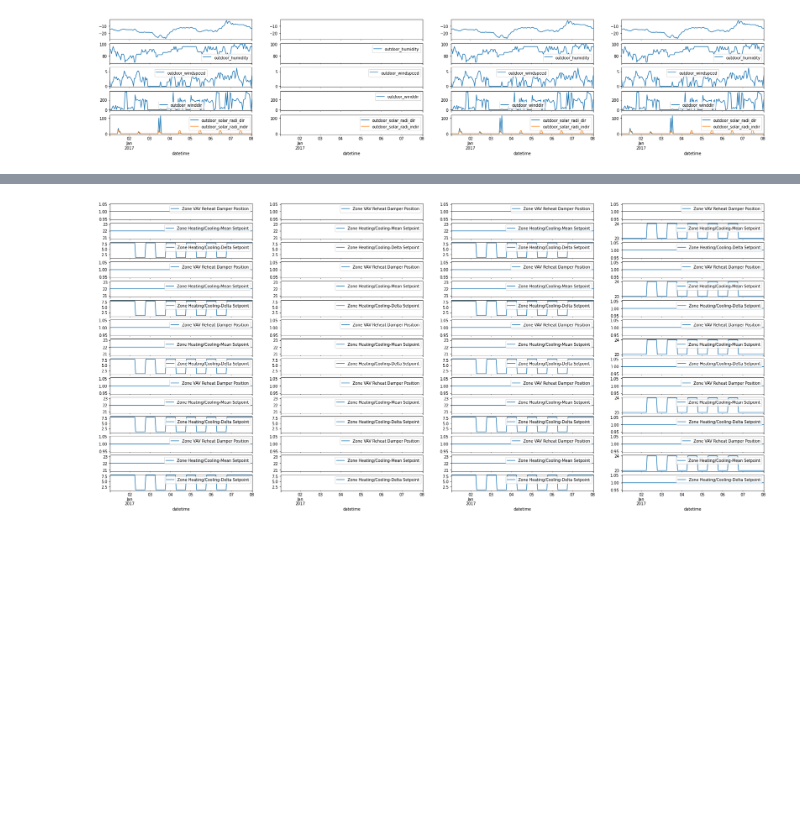
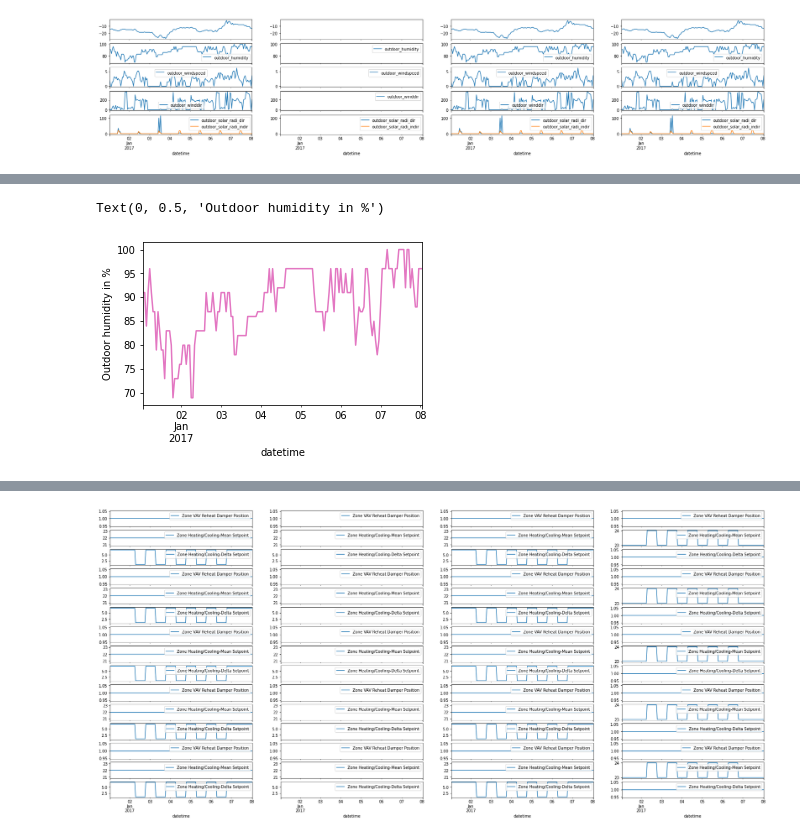
Before and after one commit to danielrenebayer/HVAC-RL-Framework-Evaluation, a Jupyter notebook: notebooks/2000_Evaluation_SQL_B001_B002_B003.ipynb, the cells around one changed output, grey strips where cells are left out. Cells and saved outputs as stored; diff of their text form; code cells hidden in the pictures; blank space fills up the shorter version.

```diff
--- a/notebooks/2000_Evaluation_SQL_B001_B002_B003.ipynb
+++ b/notebooks/2000_Evaluation_SQL_B001_B002_B003.ipynb
@@ -103,3 +112,13 @@ p.show()
+# %%
+p = plt.figure(figsize=(5,3))
+a = plt.gca()
+a2= subdfs[0]['sees'].loc[:,"outdoor_humidity"].plot(ax=a, color='#e377c2')
+a2.set_ylabel("Outdoor humidity in %")
+#p.savefig("saved_plots/baseline_outdoor_humidity.pdf")
+#p.savefig("saved_plots/baseline_outdoor_humidity.png")
+# %% [output]
+Text(0, 0.5, 'Outdoor humidity in %')
+[figure, added]
 # %%
 p, _ = vh.complete_plot_number_of_stp_ch(subdfs, fig_width)
 p.show()
```
Also changed, not shown: parts of 13 cells of this notebook, 2 other files.
